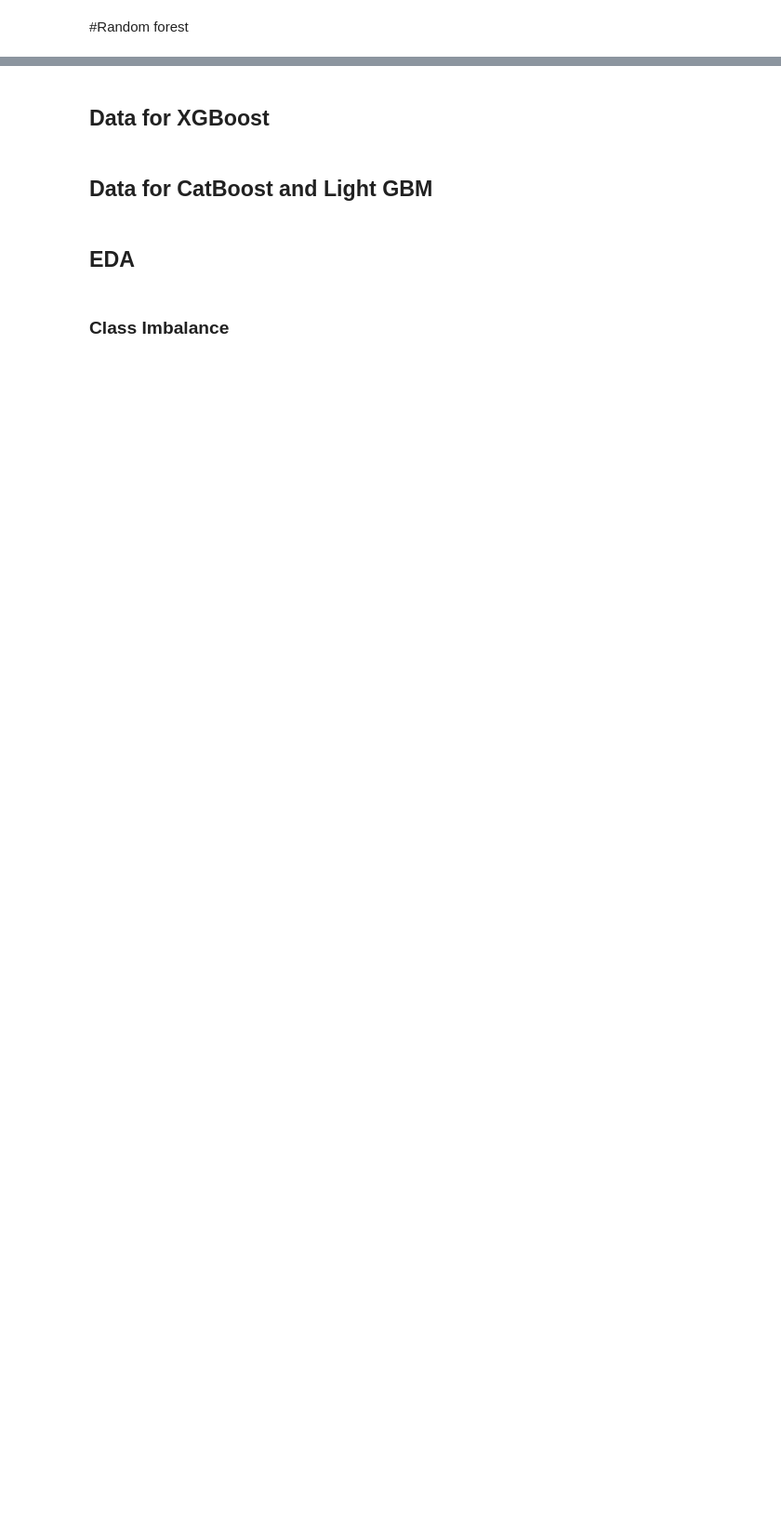
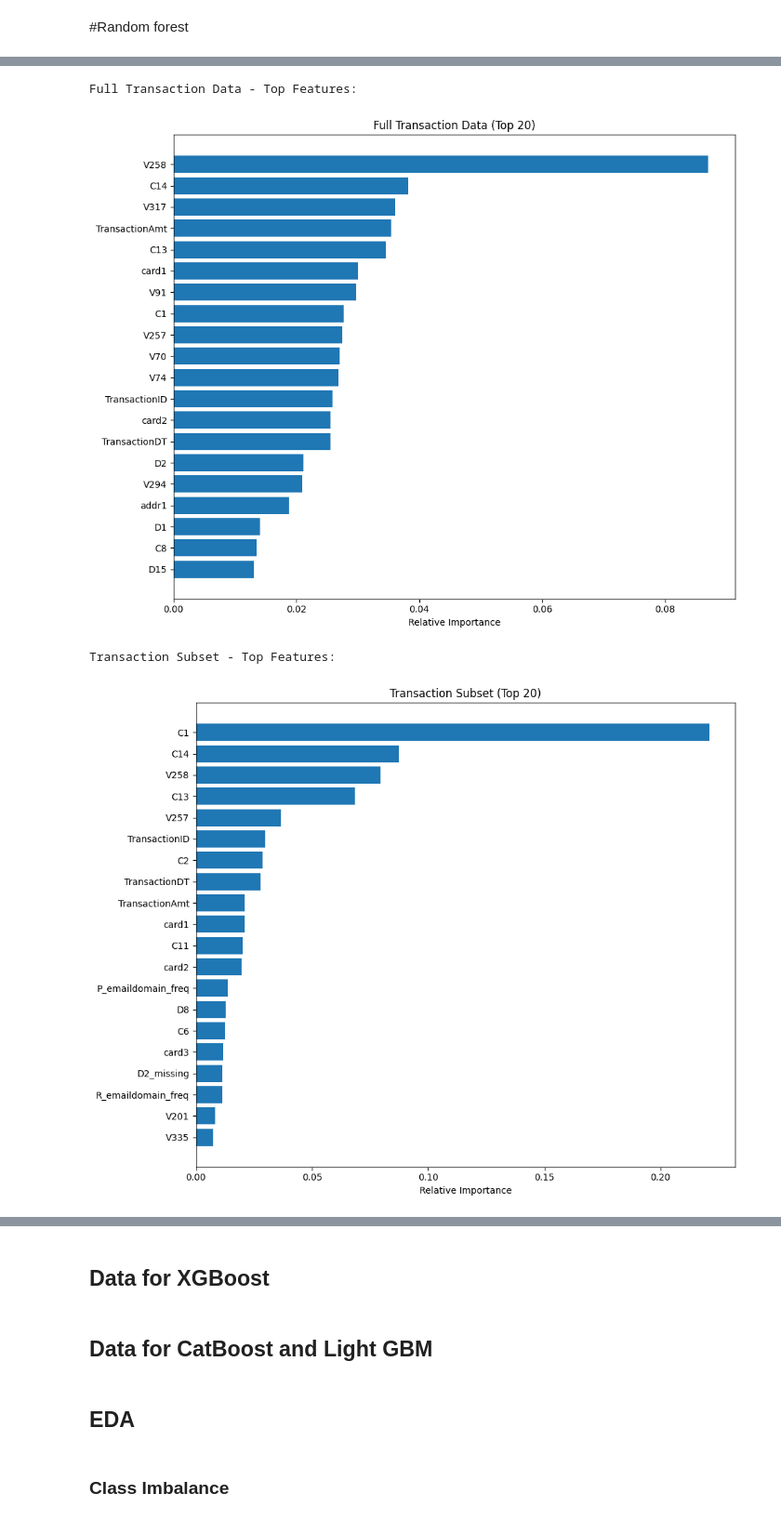
Before and after one commit to Rwangle/FraudDetection, a Jupyter notebook: Full_Data_Processing.ipynb, the cells around one changed output, grey strips where cells are left out. Shown at 93% size. Cells and saved outputs as stored; diff of their text form; code cells hidden in the pictures; blank space fills up the shorter version.

```diff
--- a/Full_Data_Processing.ipynb
+++ b/Full_Data_Processing.ipynb
@@ -407,0 +621,37 @@ def plot_rf_comparison(cv_results_dict):
+# %%
+
+# ## Feature Importance Analysis
+
+# %%
+def plot_feature_importance(model, feature_names, top_n=20, title="Top Feature Importances"):
+    """
+    Plot top N most important features from Random Forest
+    """
+    importances = model.feature_importances_
+    indices = np.argsort(importances)[::-1]
+
+    plt.figure(figsize=(10, 8))
+    plt.title(f"{title} (Top {top_n})")
+    plt.barh(range(top_n), importances[indices[:top_n]][::-1])
+    plt.yticks(range(top_n), [feature_names[i] for i in indices[:top_n]][::-1])
+    plt.xlabel('Relative Importance')
+    plt.tight_layout()
+    plt.show()
+
+    return indices[:top_n]
+# %%
+
+# Plot feature importance for each model
+print("Full Transaction Data - Top Features:")
+top_full = plot_feature_importance(model_full, X_train.columns, title="Full Transaction Data")
+
+print("Transaction Subset - Top Features:")
+top_subset = plot_feature_importance(model_subset, X_train_s.columns, title="Transaction Subset")
+
+print("Combined Data - Top Features:")
+top_combined = plot_feature_importance(model_combined, X_train_c.columns, title="Transaction + Identity Data")
+# %% [output]
+Full Transaction Data - Top Features:
+[figure, added]
+Transaction Subset - Top Features:
+[figure, added]
```
Also changed, not shown: parts of 20 cells of this notebook.
